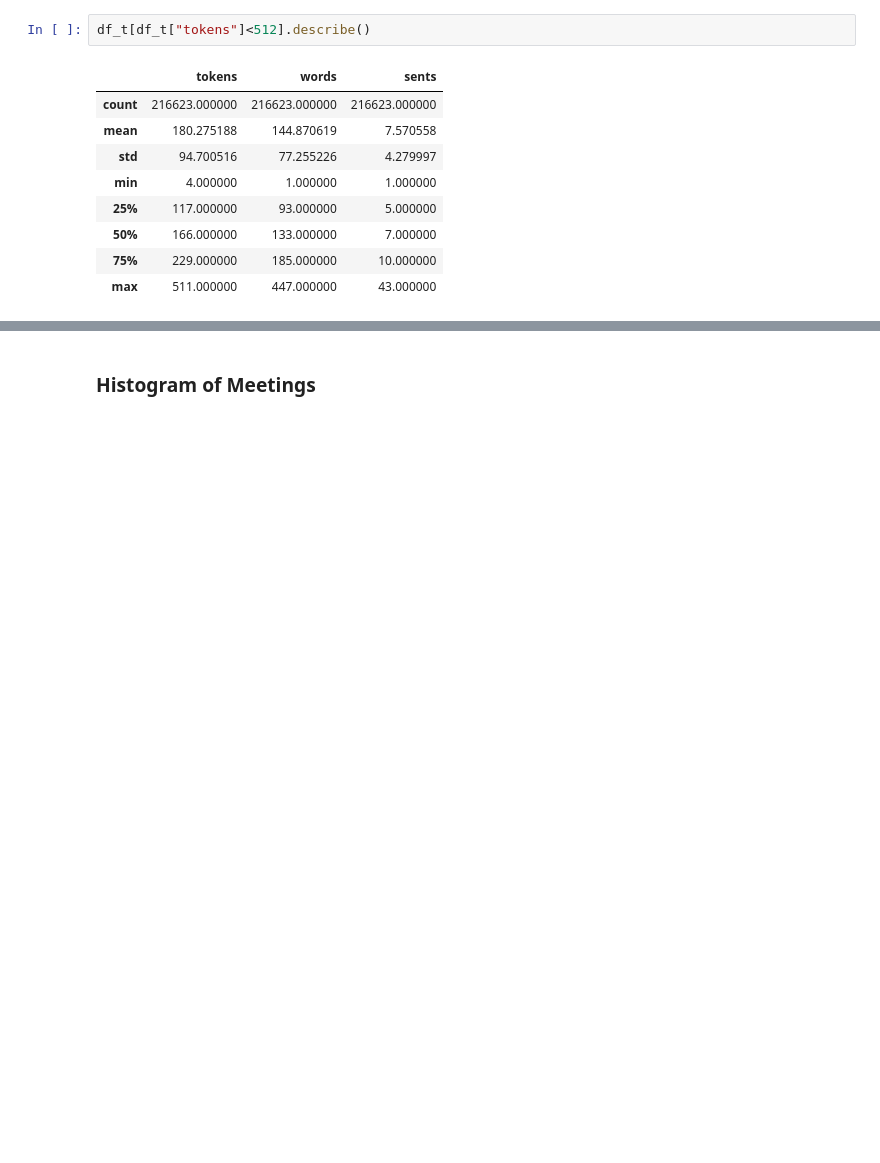
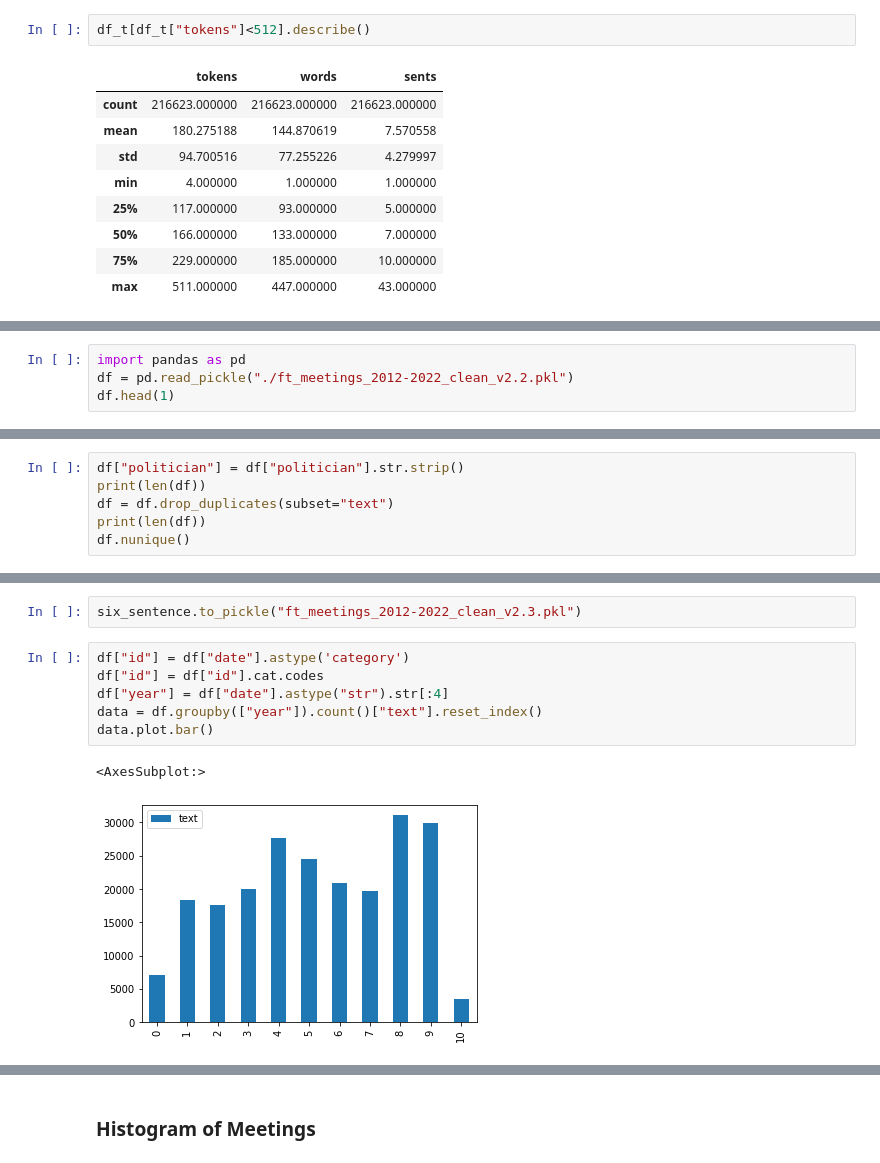
Before and after one commit to jonahank/Vote-Prediction-Model, a Jupyter notebook: data_collection/meetings/process_data.ipynb, the cells around one changed output, grey strips where cells are left out. Saved outputs shown, nothing was run; the diff lists cells and outputs as text; blank space fills up the shorter version.

Commit message:
add 6 sentences

```diff
--- a/data_collection/meetings/process_data.ipynb
+++ b/data_collection/meetings/process_data.ipynb
@@ -423,0 +426,4 @@ df_t[df_t["tokens"]<512].describe()
+# %%
+import pandas as pd
+df = pd.read_pickle("./ft_meetings_2012-2022_clean_v2.2.pkl")
+df.head(1)
@@ -423,0 +443,6 @@ df_t[df_t["tokens"]<512].describe()
+# %%
+df["politician"] = df["politician"].str.strip()
+print(len(df))
+df = df.drop_duplicates(subset="text")
+print(len(df))
+df.nunique()
@@ -423,0 +530,11 @@ df_t[df_t["tokens"]<512].describe()
+# %%
+six_sentence.to_pickle("ft_meetings_2012-2022_clean_v2.3.pkl")
+# %%
+df["id"] = df["date"].astype('category')
+df["id"] = df["id"].cat.codes
+df["year"] = df["date"].astype("str").str[:4]
+data = df.groupby(["year"]).count()["text"].reset_index()
+data.plot.bar()
+# %% [output]
+<AxesSubplot:>
+[figure, added]
```
Also changed, not shown: parts of 8 cells of this notebook.
